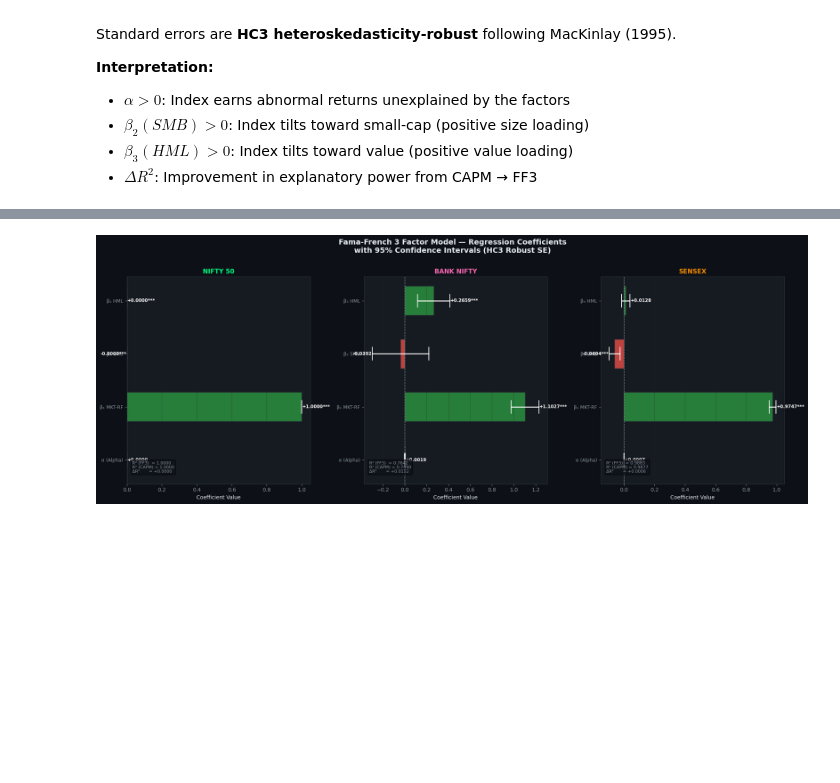
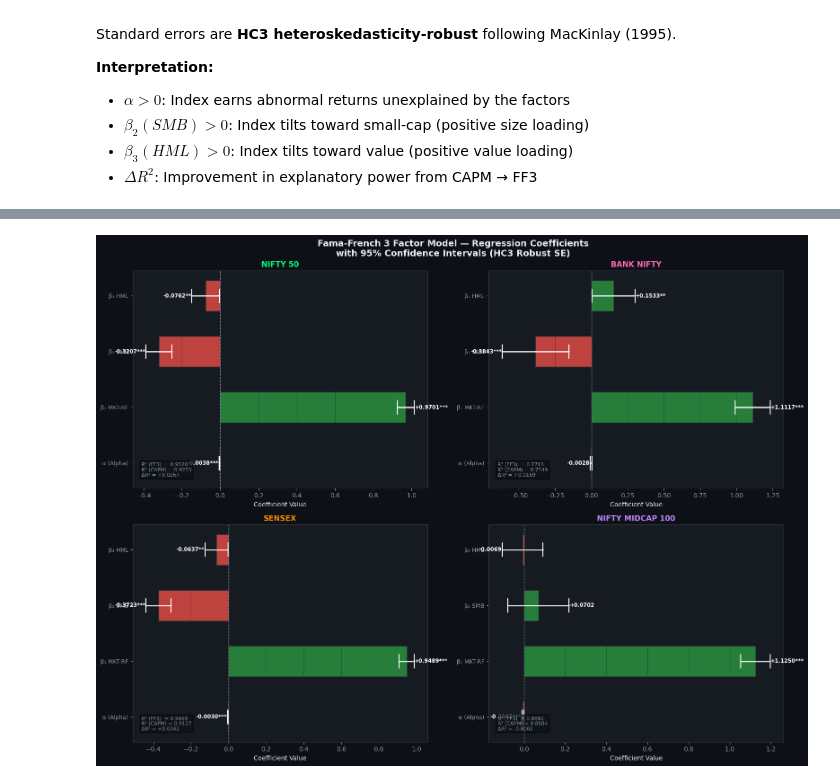
Before and after one commit to JodhwaniMadhur/Quant-Projects, a Jupyter notebook: 3 Factor Model/code.ipynb, the cells around one changed output, grey strips where cells are left out. Saved outputs shown, nothing was run; the diff lists cells and outputs as text; code cells hidden in the pictures; blank space fills up the shorter version.

```diff
--- a/3 Factor Model/code.ipynb
+++ b/3 Factor Model/code.ipynb
@@ -77,6 +79,7 @@ C = {
     'nifty'     : '#00FF7F',   # Spring green
     'banknifty' : '#FF69B4',   # Hot pink
     'sensex'    : '#FF8C00',   # Dark orange
+    'midcap'    : '#C084FC',   # Violet  ← NIFTY Midcap 100
     'alpha'     : '#B19CD9',   # Lavender
     'pos'       : '#2EA043',   # Green
     'neg'       : '#F85149',   # Red
@@ -132,27 +138,35 @@ def monthly_returns(df, col='close'):
 nifty_m     = monthly_returns(nifty).loc[START:END]
 banknifty_m = monthly_returns(banknifty).loc[START:END]
 sensex_m    = monthly_returns(sensex).loc[START:END]
+midcap_m    = monthly_returns(midcap).loc[START:END]
 
 # Stock returns matrix
 stock_ret = {}
 for t, df in stocks.items():
     r = monthly_returns(df).loc[START:END]
-    if len(r) > 60:   # at least 5 years of data
+    if len(r) > 60:
         stock_ret[t] = r
 
 returns_df = pd.DataFrame(stock_ret)
 
-# ── Market factor: NIFTY excess return ───────────────────────────────────────
-mkt_rf = (nifty_m - RF_MONTHLY)
+# ── Market factor: Equal-weighted Nifty50 universe ────────────────────────────
+# Using NIFTY as market factor is circular (β=1, R²=1 trivially).
+# EW portfolio of constituent stocks is a proper market proxy.
+ew_market  = returns_df.mean(axis=1).loc[START:END]
+mkt_rf     = (ew_market - RF_MONTHLY)
 mkt_rf.name = 'MKT-RF'
 
 print(f'✓ Returns matrix: {returns_df.shape[0]} months × {returns_df.shape[1]} stocks')
 print(f'  Analysis period: {returns_df.index[0].date()} → {returns_df.index[-1].date()}')
 print(f'  Risk-free rate:  {RF_MONTHLY*100:.4f}% / month  ({RF_ANNUAL*100:.1f}% / year)')
-print(f'\nMarket Factor (MKT-RF):')
+print(f'  Market proxy:    EW portfolio of {returns_df.shape[1]} stocks')
+print(f'  NIFTY Midcap obs: {len(midcap_m)} months')
+print(f'\nMarket Factor (MKT-RF — EW Portfolio):')
 print(f'  Annualized mean : {mkt_rf.mean()*12:+.2%}')
 print(f'  Annualized vol  : {mkt_rf.std()*np.sqrt(12):.2%}')
 print(f'  Sharpe ratio    : {mkt_rf.mean()/mkt_rf.std()*np.sqrt(12):.3f}')
+print(f'  Corr w/ NIFTY   : {mkt_rf.corr(nifty_m - RF_MONTHLY):.4f}')
+print(f'  Corr w/ MIDCAP  : {mkt_rf.corr(midcap_m - RF_MONTHLY):.4f}')
 # %% [output]
 ✓ Returns matrix: 252 months × 49 stocks
   Analysis period: 2005-01-31 → 2025-12-31
@@ -641,62 +638,61 @@ print('═' * 78)
   Significance: * p<0.10  ** p<0.05  *** p<0.01  (HC3 robust SEs)
 ══════════════════════════════════════════════════════════════════════════════
 # %%
-# ── Figure 4: Regression Coefficients Comparison ─────────────────────────────
-fig, axes = plt.subplots(1, 3, figsize=(19, 7), sharey=False)
+# ── Figure 4: Regression Coefficients (2×2 grid for 4 indices) ───────────────
+fig, axes = plt.subplots(2, 2, figsize=(16, 12))
 fig.suptitle('Fama-French 3 Factor Model — Regression Coefficients\n'
              'with 95% Confidence Intervals (HC3 Robust SE)',
-             fontsize=14, fontweight='bold', y=1.01)
+             fontsize=14, fontweight='bold')
 
-idx_colors = {
-    'NIFTY 50'  : C['nifty'],
-    'BANK NIFTY': C['banknifty'],
-    'SENSEX'    : C['sensex'],
+idx_colors_map = {
+    'NIFTY 50'        : C['nifty'],
+    'BANK NIFTY'      : C['banknifty'],
+    'SENSEX'          : C['sensex'],
+    'NIFTY MIDCAP 100': C['midcap'],
 }
 
-for ax, (idx_name, res) in zip(axes, results.items()):
+for ax, (idx_name, res) in zip(axes.flat, results.items()):
     model     = res['ff3']
     params    = ['const', 'MKT-RF', 'SMB', 'HML']
     labels    = ['α (Alpha)', 'β₁ MKT-RF', 'β₂ SMB', 'β₃ HML']
-    coef_vals = [model.params.get(p, np.nan)   for p in params]
+    coef_vals = [model.params.get(p, np.nan) for p in params]
     ci_lo     = [model.conf_int().loc[p, 0] if p in model.conf_int().index else np.nan for p in params]
     ci_hi     = [model.conf_int().loc[p, 1] if p in model.conf_int().index else np.nan for p in params]
-    pvals     = [model.pvalues.get(p, 1.0)     for p in params]
+    pvals     = [model.pvalues.get(p, 1.0)  for p in params]
 
     y_pos  = np.arange(len(params))
-    color  = idx_colors[idx_name]
+    color  = idx_colors_map[idx_name]
     bar_cs = [C['pos'] if v >= 0 else C['neg'] for v in coef_vals]
 
-    bars = ax.barh(y_pos, coef_vals, 0.55, color=bar_cs, alpha=0.75, edgecolor=BORDER)
+    ax.barh(y_pos, coef_vals, 0.55, color=bar_cs, alpha=0.75, edgecolor=BORDER)
 
     for y, lo, hi, v, p in zip(y_pos, ci_lo, ci_hi, coef_vals, pvals):
         ax.plot([lo, hi], [y, y], color='white', linewidth=1.8, solid_capstyle='round')
-        ax.plot([lo, lo], [y - 0.12, y + 0.12], color='white', linewidth=1.5)
-        ax.plot([hi, hi], [y - 0.12, y + 0.12], color='white', linewidth=1.5)
-        sig = '***' if p < 0.01 else ('**' if p < 0.05 else ('*' if p < 0.10 else ''))
+        ax.plot([lo, lo], [y-0.12, y+0.12], color='white', linewidth=1.5)
+        ax.plot([hi, hi], [y-0.12, y+0.12], color='white', linewidth=1.5)
+        sig    = '***' if p<0.01 else ('**' if p<0.05 else ('*' if p<0.10 else ''))
         offset = hi + 0.003 if v >= 0 else lo - 0.003
-        ha_val = 'left' if v >= 0 else 'right'
-        ax.text(offset, y, f'{v:+.4f}{sig}', va='center', ha=ha_val,
-                fontsize=8.5, color='white', fontweight='bold')
+        ax.text(offset, y, f'{v:+.4f}{sig}', va='center',
+                ha='left' if v >= 0 else 'right', fontsize=8.5,
+                color='white', fontweight='bold')
 
     ax.axvline(0, color=MUTED, linewidth=1, linestyle='--')
     ax.set_yticks(y_pos)
     ax.set_yticklabels(labels, fontsize=9)
     ax.set_title(idx_name, fontsize=12, color=color, fontweight='bold')
     ax.set_xlabel('Coefficient Value')
     ax.grid(True, axis='x', alpha=0.5)
 
-    r2_ff3  = results[idx_name]['ff3'].rsquared_adj
-    r2_capm = results[idx_name]['capm'].rsquared_adj
+    r2_ff3  = res['ff3'].rsquared_adj
+    r2_capm = res['capm'].rsquared_adj
     ax.text(0.03, 0.05,
-            f"R² (FF3)  = {r2_ff3:.4f}\n"
-            f"R² (CAPM) = {r2_capm:.4f}\n"
-            f"ΔR²       = {r2_ff3 - r2_capm:+.4f}",
+            f"R² (FF3)  = {r2_ff3:.4f}\nR² (CAPM) = {r2_capm:.4f}\nΔR² = {r2_ff3-r2_capm:+.4f}",
             transform=ax.transAxes, fontsize=8, color=MUTED,
             va='bottom', bbox=dict(boxstyle='round', facecolor=BG, alpha=0.7))
 
 plt.tight_layout()
 plt.savefig('fig4_regression_coefficients.png', dpi=150, bbox_inches='tight', facecolor=BG)
 plt.show()
 # %% [output]
-[figure, old version]
+[figure, new version]
 # %%
```
Also changed, not shown: parts of 18 cells of this notebook, 2 other files.
